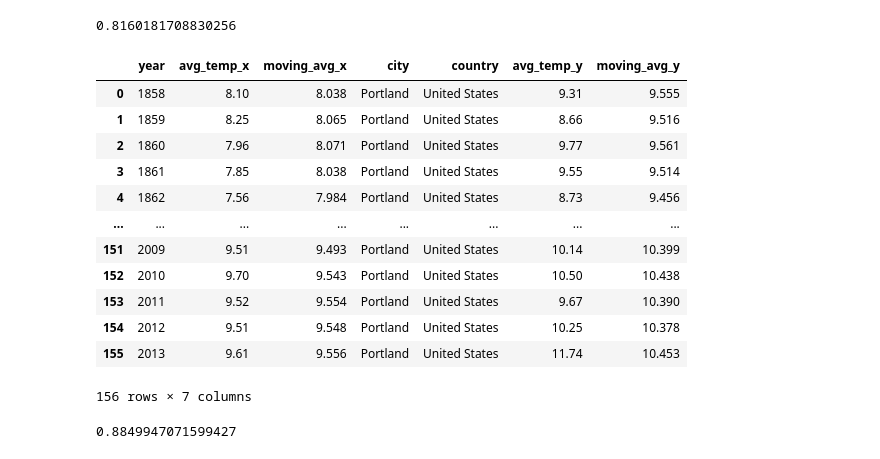
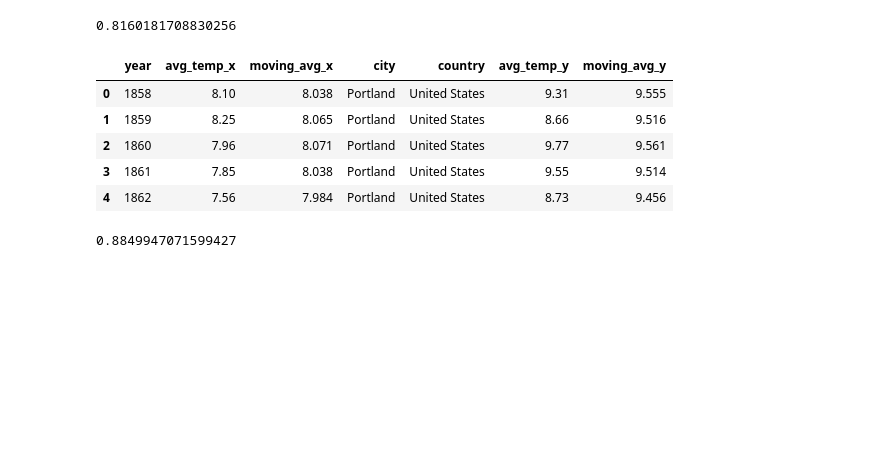
Before and after one commit to evanchen13/explore-weather-trends, a Jupyter notebook: weather-trends.ipynb, the cells around one changed output. Drawn from its saved outputs; the diff is of its cells as text; code cells hidden in the pictures; blank space fills up the shorter version.

```diff
--- a/weather-trends.ipynb
+++ b/weather-trends.ipynb
@@ -169,21 +263,14 @@ print(corr_sj)
 0.8160181708830256
 # %%
 global_pdx = global_weather_new.merge(pdx_weather_new, on='year', how='inner')
-global_pdx
+global_pdx.head()
 # %% [output]
 |  | year | avg_temp_x | moving_avg_x | city | country | avg_temp_y | moving_avg_y |
 | 0 | 1858 | 8.10 | 8.038 | Portland | United States | 9.31 | 9.555 |
 | 1 | 1859 | 8.25 | 8.065 | Portland | United States | 8.66 | 9.516 |
 | 2 | 1860 | 7.96 | 8.071 | Portland | United States | 9.77 | 9.561 |
 | 3 | 1861 | 7.85 | 8.038 | Portland | United States | 9.55 | 9.514 |
 | 4 | 1862 | 7.56 | 7.984 | Portland | United States | 8.73 | 9.456 |
-| ... | ... | ... | ... | ... | ... | ... | ... |
-| 151 | 2009 | 9.51 | 9.493 | Portland | United States | 10.14 | 10.399 |
-| 152 | 2010 | 9.70 | 9.543 | Portland | United States | 10.50 | 10.438 |
-| 153 | 2011 | 9.52 | 9.554 | Portland | United States | 9.67 | 10.390 |
-| 154 | 2012 | 9.51 | 9.548 | Portland | United States | 10.25 | 10.378 |
-| 155 | 2013 | 9.61 | 9.556 | Portland | United States | 11.74 | 10.453 |
-156 rows × 7 columns
 # %%
 corr_pdx, _ = pearsonr(global_pdx['moving_avg_x'], global_pdx['moving_avg_y'])
 print(corr_pdx)
```
Also changed, not shown: parts of 22 cells of this notebook.
